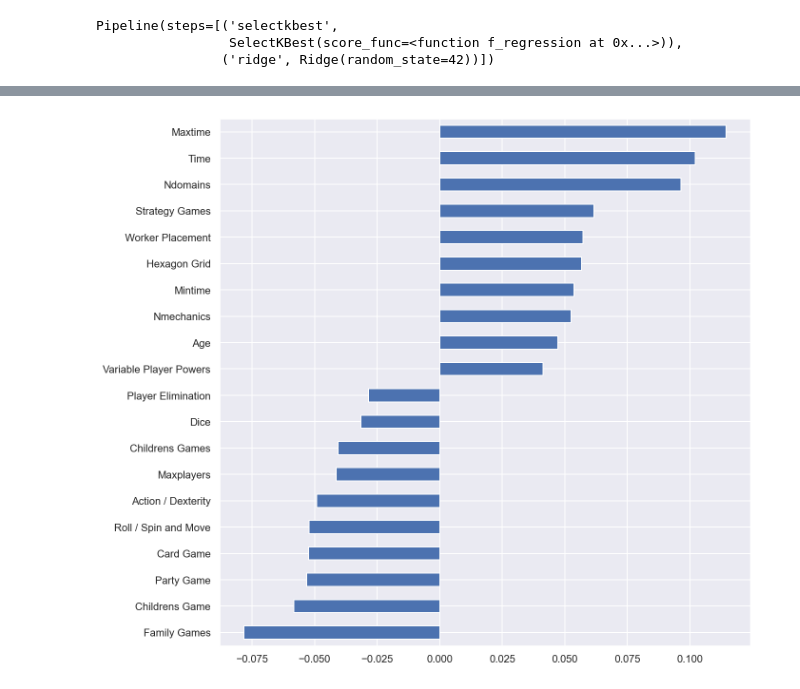
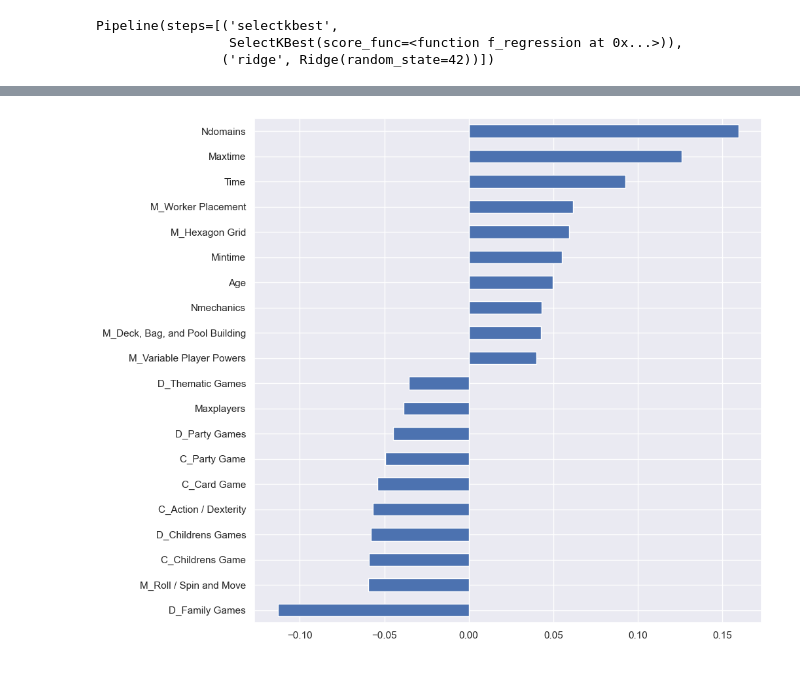
Before and after one commit to pokem1402/section_project_two, a Jupyter notebook: Modeling_1.ipynb, the cells around one changed output, grey strips where cells are left out. Drawn from its saved outputs; the diff is of its cells as text; code cells hidden in the pictures.

```diff
--- a/Modeling_1.ipynb
+++ b/Modeling_1.ipynb
@@ -359,6 +345,6 @@ def find_best_k_inverse(df, c=1e+6, results=False):
 # %%
-dataset = [df, df_v1, df_v2, df_v3, df_v4]
+# dataset = [df, df_v1, df_v2, df_v3, df_v4]
 
-for i, data in tqdm(enumerate(dataset)):
-    print(f"df_v[{i}] : " ,end="")
-    find_best_k_inverse(data, c=1e+5) # with no enginering
+# for i, data in tqdm(enumerate(dataset)):
+#     print(f"df_v[{i}] : " ,end="")
+#     find_best_k_inverse(data, c=1e+5) # with no enginering
@@ -410,7 +370,7 @@ def find_best_param_randomly(df, results=False):
         'selectkbest__k' : [10, 20, 30, 40, 50, 60, 70, 80, 90, 100, 110, 120, 130, 140, 150],
         'ridge__alpha' : np.random.uniform(1e-4, 1e+5, 100)
     }
-    Xs, Ys, target_list = get_Xs_Ys(df, ["Users_rated", "Rating", "Complexity"], ["Sug_players", "Sug_age", "Language_dependence", "Own"], use_val=False)
+    Xs, Ys, target_list = get_Xs_Ys(df, ["Rating", "Complexity"], ["Sug_players", "Sug_age", "Language_dependence", "Own"], use_val=False)
 
     scaler = StandardScaler()
 
@@ -491,0 +439,8 @@ ridge_test_eval
+# %%
+# check last model about Rating
+matplotlib.rcParams['font.family'] = 'sans-serif'
+coef_ = pd.Series(ridge_model[0].best_estimator_['ridge'].coef_,
+                  index=ridge_model[0].best_estimator_['selectkbest'].get_feature_names_out()).sort_values()
+
+pd.concat([coef_.head(20), coef_.tail(20)]).plot.barh(figsize=(10, 10))
+plt.show()
@@ -491,0 +449,6 @@ ridge_test_eval
+# %%
+# simple linear에 비해 비교적 대칭적인 회귀계수
+sns.set(rc={'figure.figsize': (12, 3)})
+ax = sns.boxplot(x=coef_)
+ax.set(xlabel='coefficient')
+plt.show()
@@ -492,13 +457,13 @@ ridge_test_eval
 # %%
 # check last model about Complexity
 matplotlib.rcParams['font.family'] = 'sans-serif'
-coef_ = pd.Series(ridge_model[2].best_estimator_['ridge'].coef_,
-          index = ridge_model[2].best_estimator_['selectkbest'].get_feature_names_out()).sort_values()
+coef_ = pd.Series(ridge_model[1].best_estimator_['ridge'].coef_,
+          index = ridge_model[1].best_estimator_['selectkbest'].get_feature_names_out()).sort_values()
 
 pd.concat([coef_.head(10), coef_.tail(10)]).plot.barh(figsize=(10, 10))
 plt.show()
 # %% [output]
-[figure, old version]
+[figure, new version]
 # %%
 # simple linear에 비해 비교적 대칭적인 회귀계수
 sns.set(rc={'figure.figsize':(12, 3)})
```
Also changed, not shown: parts of 29 cells of this notebook, 13 other files.
